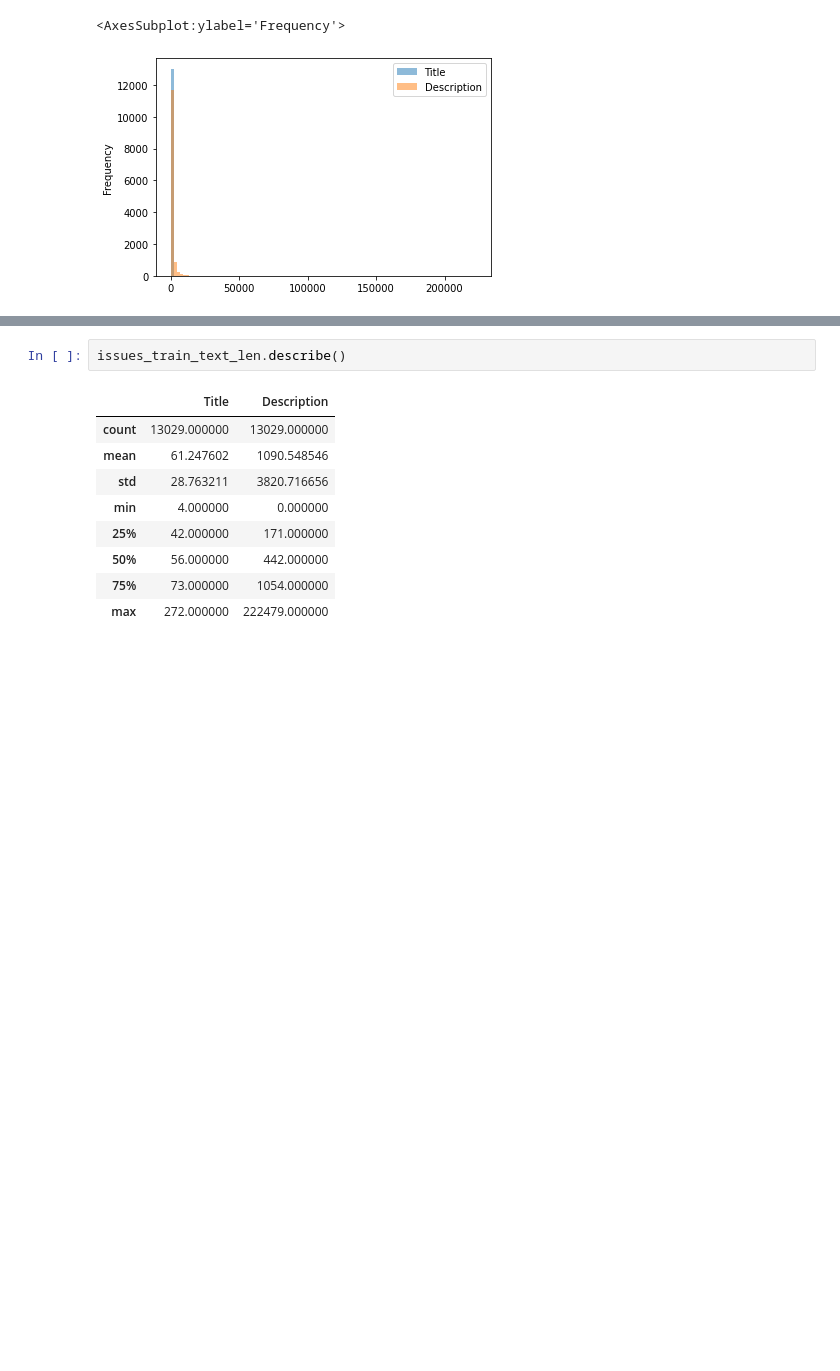
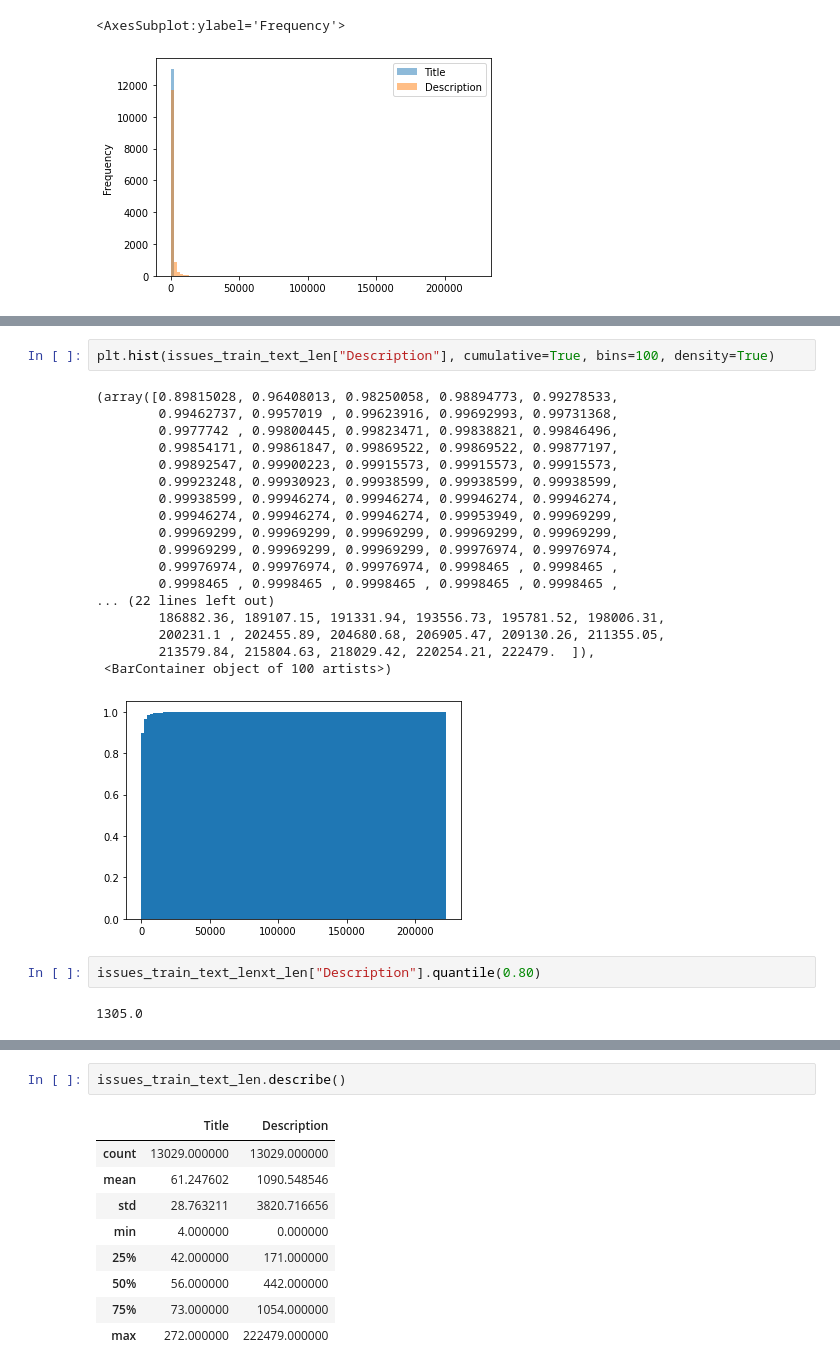
Before and after one commit to minotru/multimodel-ml-challenges, a Jupyter notebook: dynamic_pipeline/notebooks/EDA.ipynb, the cells around one changed output, grey strips where cells are left out. Cells and saved outputs as stored; diff of their text form; blank space fills up the shorter version.

```diff
--- a/dynamic_pipeline/notebooks/EDA.ipynb
+++ b/dynamic_pipeline/notebooks/EDA.ipynb
@@ -119,0 +131,25 @@ issues_train_text_len.plot.hist(alpha=0.5, bins=100)
+# %%
+plt.hist(issues_train_text_len["Description"], cumulative=True, bins=100, density=True)
+# %% [output]
+(array([0.89815028, 0.96408013, 0.98250058, 0.98894773, 0.99278533,
+        0.99462737, 0.9957019 , 0.99623916, 0.99692993, 0.99731368,
+        0.9977742 , 0.99800445, 0.99823471, 0.99838821, 0.99846496,
+        0.99854171, 0.99861847, 0.99869522, 0.99869522, 0.99877197,
+        0.99892547, 0.99900223, 0.99915573, 0.99915573, 0.99915573,
+        0.99923248, 0.99930923, 0.99938599, 0.99938599, 0.99938599,
+        0.99938599, 0.99946274, 0.99946274, 0.99946274, 0.99946274,
+        0.99946274, 0.99946274, 0.99946274, 0.99953949, 0.99969299,
+        0.99969299, 0.99969299, 0.99969299, 0.99969299, 0.99969299,
+        0.99969299, 0.99969299, 0.99969299, 0.99976974, 0.99976974,
+        0.99976974, 0.99976974, 0.99976974, 0.9998465 , 0.9998465 ,
+        0.9998465 , 0.9998465 , 0.9998465 , 0.9998465 , 0.9998465 ,
+... (22 lines left out)
+        186882.36, 189107.15, 191331.94, 193556.73, 195781.52, 198006.31,
+        200231.1 , 202455.89, 204680.68, 206905.47, 209130.26, 211355.05,
+        213579.84, 215804.63, 218029.42, 220254.21, 222479.  ]),
+ <BarContainer object of 100 artists>)
+[figure, added]
+# %%
+issues_train_text_lenxt_len["Description"].quantile(0.80)
+# %% [output]
+1305.0
```
Also changed, not shown: parts of 4 cells of this notebook, 6 other files.
